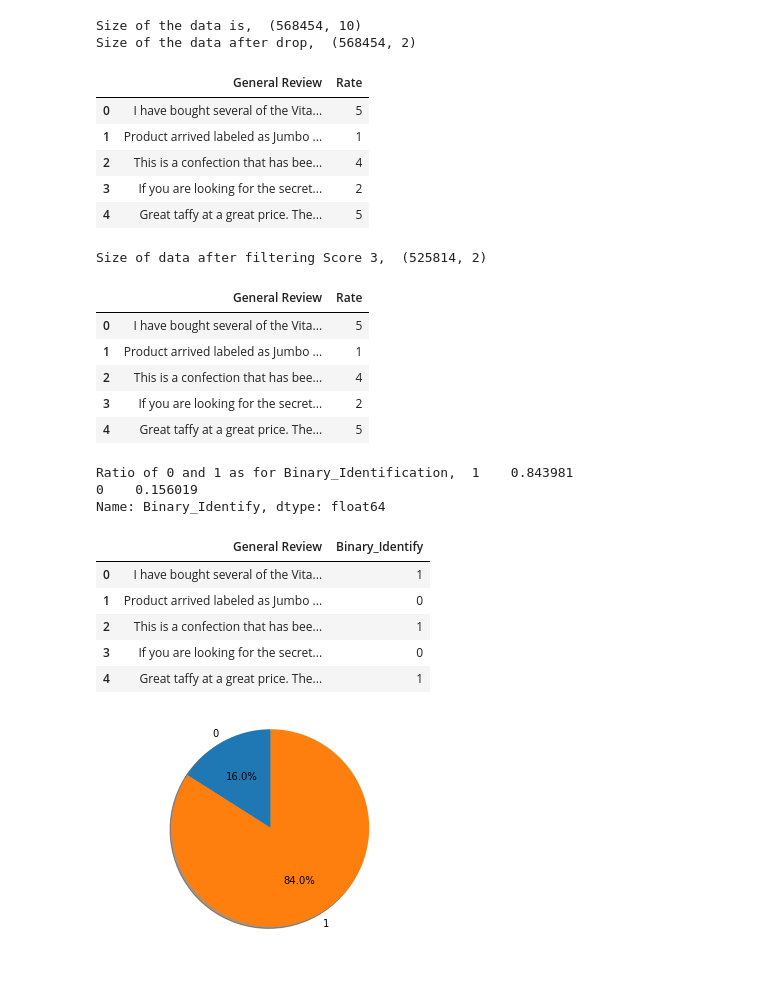
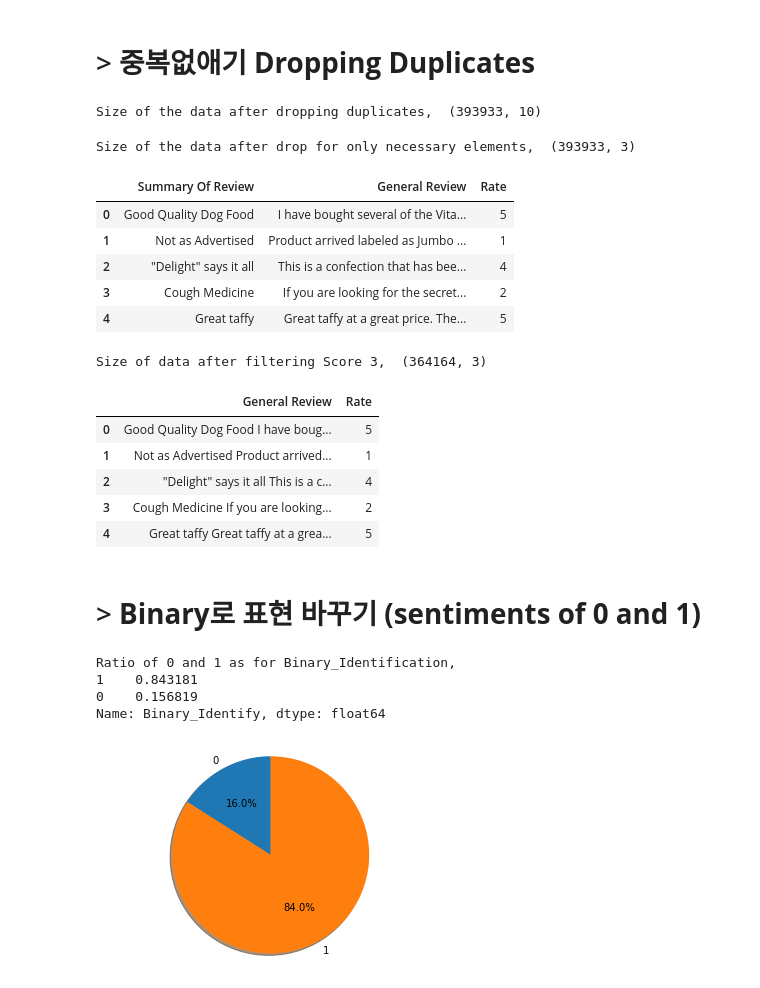
Before and after one commit to dajchoi/Deep_Learning, a Jupyter notebook: amazonfinefood-dl.ipynb, the cells around one changed output. Cells and saved outputs as stored; diff of their text form; code cells hidden in the pictures.

```diff
--- a/amazonfinefood-dl.ipynb
+++ b/amazonfinefood-dl.ipynb
@@ -23,38 +132,49 @@ for dirname, _, filenames in os.walk('/kaggle/input'):
+# %% [markdown]
+# > **중복없애기 Dropping Duplicates**
+# %%
+df=df.drop_duplicates(subset={"UserId","ProfileName","Time","Text"}, keep='first', inplace=False)
+print("Size of the data after dropping duplicates, ", df.shape)
+# %% [output]
+Size of the data after dropping duplicates,  (393933, 10)
 # %%
-import pandas as pd
-df = pd.read_csv("/kaggle/input/amazon-fine-food-reviews/Reviews.csv")
-print("Size of the data is, ", df.shape)
-df.head()
-
-#Reshape it with only needed elements
-df=df[['ProductId','Text','Score']]
+# Reshape it with only needed elements
+# 필요한 요소들로만 다시 구성
+df=df[['ProductId','Summary','Text','Score']]
 df['ProductId'] = df['ProductId']
+df['Summary Of Review'] = df['Summary']
 df['General Review'] = df['Text']
 df['Rate'] = df['Score']
-df.drop(['ProductId','Text','Score'],axis=1,inplace=True)
-print("Size of the data after drop, ", df.shape)
+df.drop(['ProductId','Summary','Text','Score'],axis=1,inplace=True)
+print("Size of the data after drop for only necessary elements, ", df.shape)
 df.head()
 # %% [output]
-Size of the data is,  (568454, 10)
-Size of the data after drop,  (568454, 2)
+Size of the data after drop for only necessary elements,  (393933, 3)
-|  | General Review | Rate |
-| 0 | I have bought several of the Vita... | 5 |
-| 1 | Product arrived labeled as Jumbo ... | 1 |
-| 2 | This is a confection that has bee... | 4 |
-| 3 | If you are looking for the secret... | 2 |
-| 4 | Great taffy at a great price. The... | 5 |
+|  | Summary Of Review | General Review | Rate |
+| 0 | Good Quality Dog Food | I have bought several of the Vita... | 5 |
+| 1 | Not as Advertised | Product arrived labeled as Jumbo ... | 1 |
+| 2 | "Delight" says it all | This is a confection that has bee... | 4 |
+| 3 | Cough Medicine | If you are looking for the secret... | 2 |
+| 4 | Great taffy | Great taffy at a great price. The... | 5 |
 # %%
-df_filter = df[df["Rate"]!=3].copy() #filter so the rate 3 data does not exist
+df_filter = df[df["Rate"]!=3].copy() # Filter so the rate 3 data does not exist 점수3 제거 과정
 print("Size of data after filtering Score 3, ",df_filter.shape)
 df.head()
+df_filter.to_csv('FilteredRatedf.csv',index=False)
 # %% [output]
-Size of data after filtering Score 3,  (525814, 2)
+Size of data after filtering Score 3,  (364164, 3)
-|  | General Review | Rate |
-| 0 | I have bought several of the Vita... | 5 |
-| 1 | Product arrived labeled as Jumbo ... | 1 |
-| 2 | This is a confection that has bee... | 4 |
-| 3 | If you are looking for the secret... | 2 |
-| 4 | Great taffy at a great price. The... | 5 |
+# %%
+df_filter['General Review'] = df_filter['Summary Of Review']+ " " + df_filter['General Review'] # Summary 와 Review 를 합친 것
+df_filter.drop(['Summary Of Review'],axis=1,inplace=True)
+df_filter.head()
+# %% [output]
+|  | General Review | Rate |
+| 0 | Good Quality Dog Food I have boug... | 5 |
+| 1 | Not as Advertised Product arrived... | 1 |
+| 2 | "Delight" says it all This is a c... | 4 |
+| 3 | Cough Medicine If you are looking... | 2 |
+| 4 | Great taffy Great taffy at a grea... | 5 |
+# %% [markdown]
+# > **Binary로 표현 바꾸기 (sentiments of 0 and 1)**
 # %%
 #Ignore warnings
 import warnings
@@ -62,16 +182,13 @@ warnings.filterwarnings("ignore")
 
 df_filter["Binary_Identify"]  = df_filter["Rate"].apply(lambda x : 1 if x > 3 else 0)
 df_filter.drop(['Rate'],axis=1,inplace=True)
-print("Ratio of 0 and 1 as for Binary_Identification, ", df_filter["Binary_Identify"].value_counts(normalize=True))
+print("Ratio of 0 and 1 as for Binary_Identification, ")
+print(df_filter["Binary_Identify"].value_counts(normalize=True))
 df_filter.head()
+df_filter.to_csv('BinaryDatadf.csv',index=False)
 # %% [output]
-Ratio of 0 and 1 as for Binary_Identification,  1    0.843981
-0    0.156019
+Ratio of 0 and 1 as for Binary_Identification,
+1    0.843181
+0    0.156819
 Name: Binary_Identify, dtype: float64
-|  | General Review | Binary_Identify |
-| 0 | I have bought several of the Vita... | 1 |
-| 1 | Product arrived labeled as Jumbo ... | 0 |
-| 2 | This is a confection that has bee... | 1 |
-| 3 | If you are looking for the secret... | 0 |
-| 4 | Great taffy at a great price. The... | 1 |
 # %%
```
Also changed, not shown: parts of 49 cells of this notebook.
